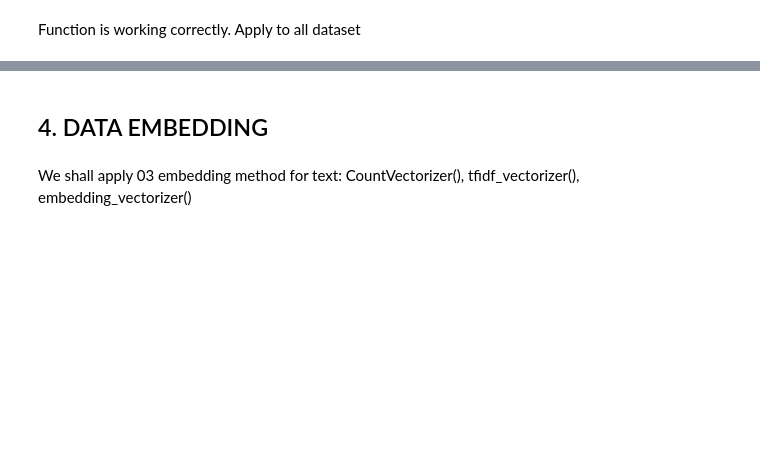
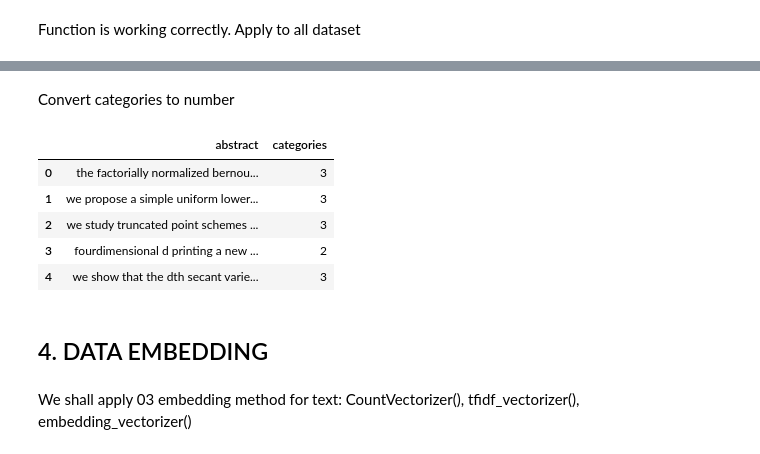
Before and after one commit to isenginer/AIVN_PROJECT3.1, a Jupyter notebook: project31_main_processing.ipynb, the cells around one changed output, grey strips where cells are left out. Cells and saved outputs as stored; diff of their text form; code cells hidden in the pictures; blank space fills up the shorter version.

```diff
--- a/project31_main_processing.ipynb
+++ b/project31_main_processing.ipynb
@@ -202,3 +237,15 @@ None
+# %% [markdown]
+Convert categories to number
+# %%
+dataset_df['categories'] = dataset_df['categories'].map(lambda x: sorted_catergories_list.index(x))
+dataset_df.head(5)
+# %% [output]
+|  | abstract | categories |
+| 0 | the factorially normalized bernou... | 3 |
+| 1 | we propose a simple uniform lower... | 3 |
+| 2 | we study truncated point schemes ... | 3 |
+| 3 | fourdimensional d printing a new ... | 2 |
+| 4 | we show that the dth secant varie... | 3 |
 # %% [markdown]
 ## 4. DATA EMBEDDING
 # %% [markdown]
```
Also changed, not shown: parts of 27 cells of this notebook, 2 other files.
